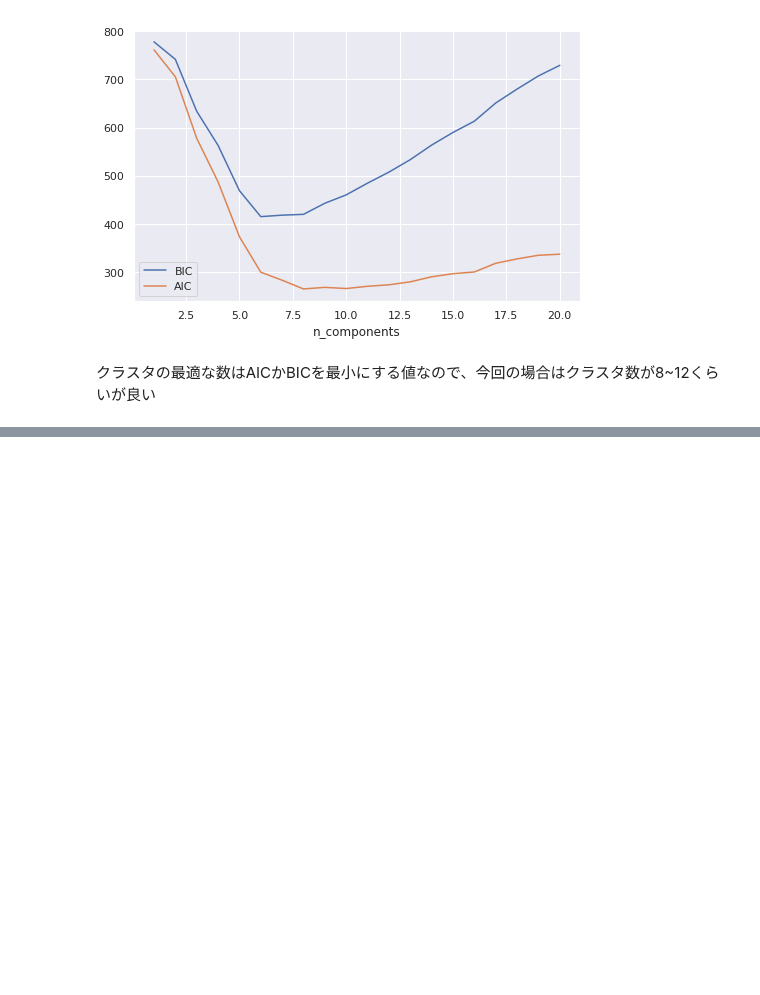
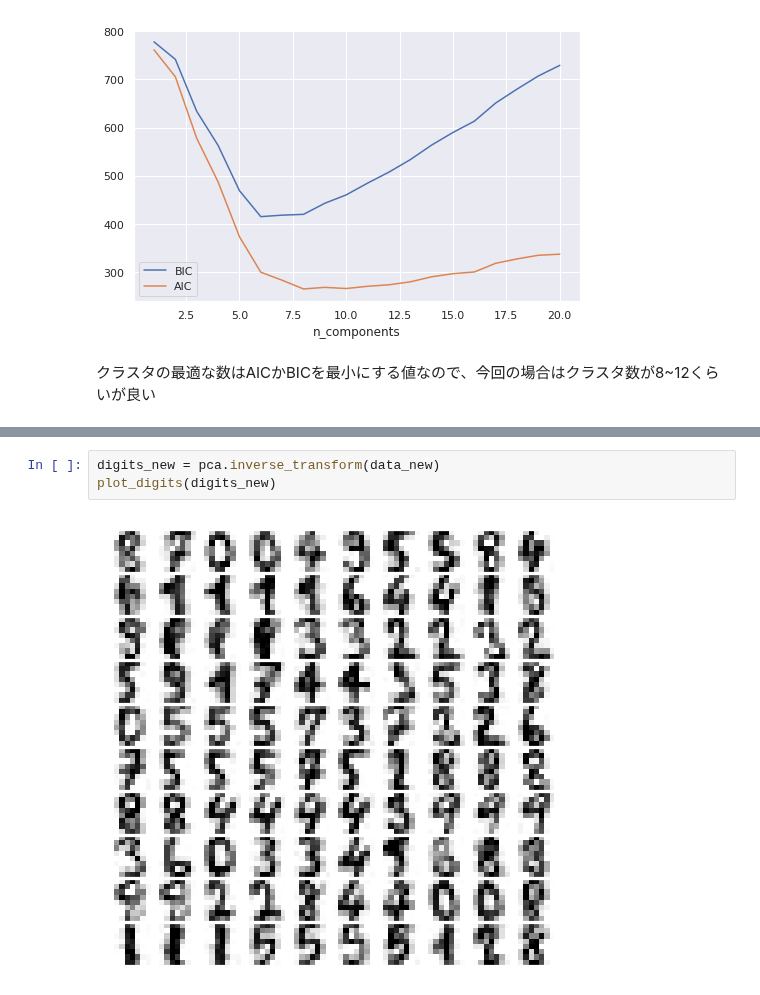
Before and after one commit to thimi0412/PythonDataScinence, a Jupyter notebook: scikit-lean-pra/gaussian_mixture_model.ipynb, the cells around one changed output, grey strips where cells are left out. Drawn from its saved outputs; the diff is of its cells as text; blank space fills up the shorter version.

```diff
--- a/scikit-lean-pra/gaussian_mixture_model.ipynb
+++ b/scikit-lean-pra/gaussian_mixture_model.ipynb
@@ -164,0 +220,5 @@ Text(0.5, 0, 'n_components')
+# %%
+digits_new = pca.inverse_transform(data_new)
+plot_digits(digits_new)
+# %% [output]
+[figure, added]
```
Also changed, not shown: parts of 11 cells of this notebook.
